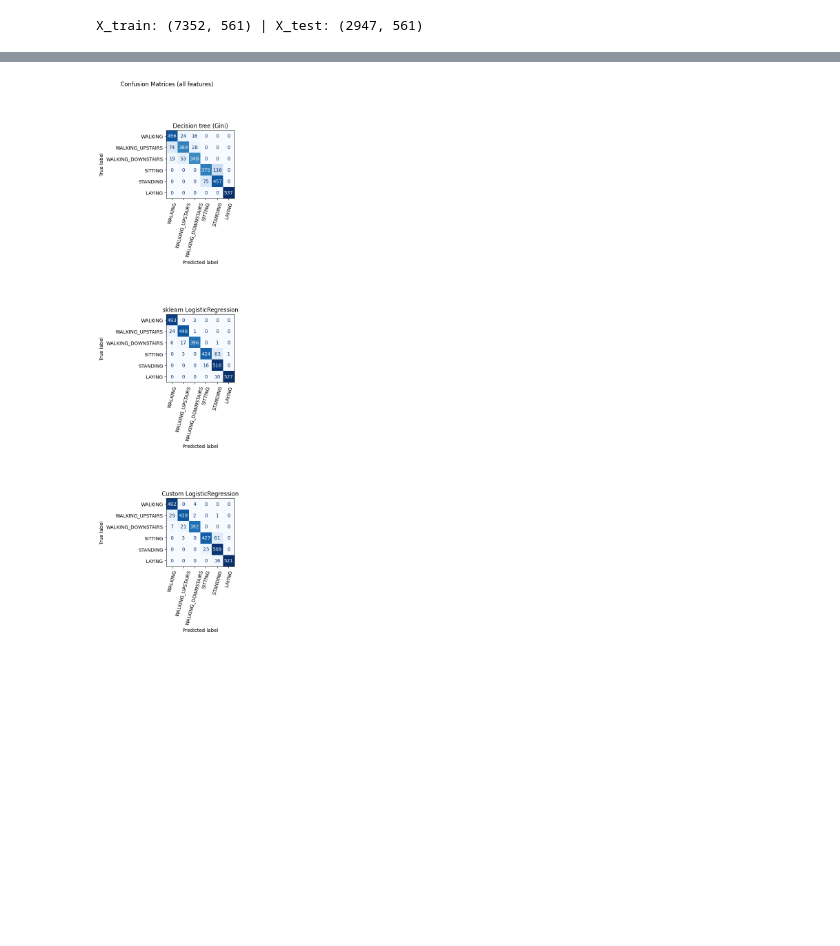
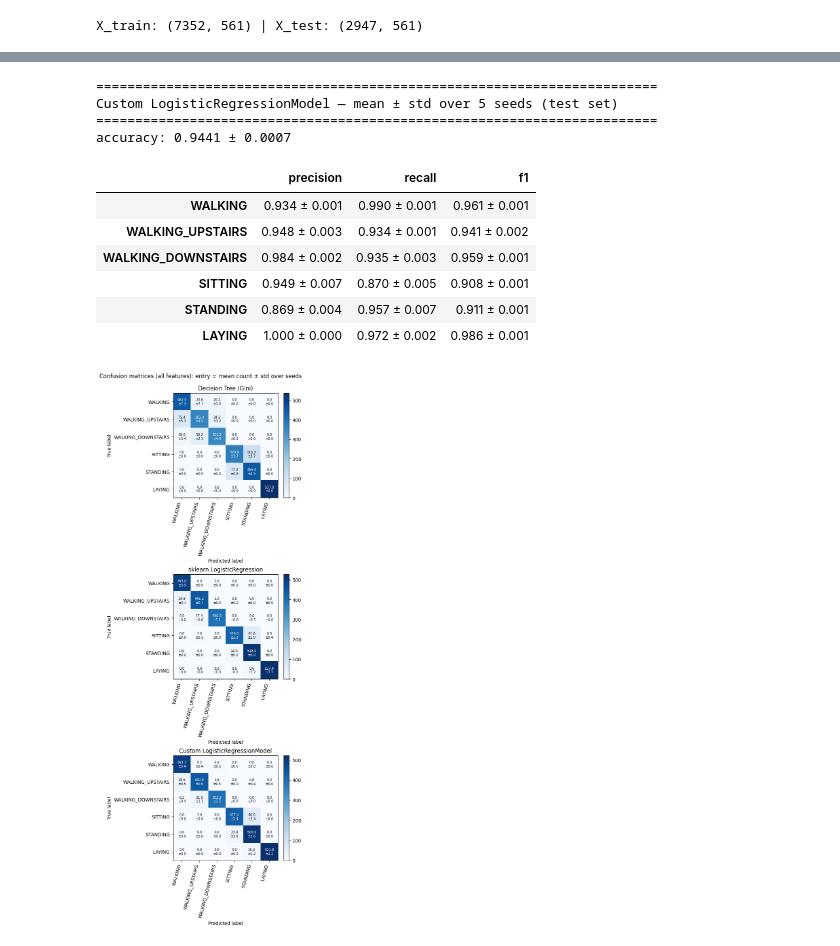
Before and after one commit to rominaba/motion-intent-recognition-for-assistive-robotics, a Jupyter notebook: notebooks/baseline.ipynb, the cells around one changed output, grey strips where cells are left out. Cells and saved outputs as stored; diff of their text form; code cells hidden in the pictures; blank space fills up the shorter version.

```diff
--- a/notebooks/baseline.ipynb
+++ b/notebooks/baseline.ipynb
@@ -111,33 +396,64 @@ display(comparison_df)
 # %%
+# Mean ± std over seeds (all features): per-class metrics + confusion matrices
 label_order = activity_labels["activity_name"].to_list()
+scenario = "full"
 
-for name, y_hat in [
-    ("DecisionTree (Gini)", pred_dt),
-    ("sklearn LogisticRegression", pred_lr_sk),
-    ("Custom LogisticRegressionModel", pred),
+for model_name, pred_list in [
+    ("DecisionTree (Gini)", PRED_RUNS[scenario]["DecisionTree (Gini)"]),
+    ("sklearn LogisticRegression", PRED_RUNS[scenario]["sklearn LogisticRegression"]),
+    ("Custom LogisticRegressionModel", PRED_RUNS[scenario]["Custom LogisticRegressionModel"]),
 ]:
     print("=" * 72)
-    print(name)
+    print(model_name, f"— mean ± std over {len(pred_list)} seeds (test set)")
     print("=" * 72)
-    print(classification_report(y_test_enc, y_hat, target_names=target_names, digits=3))
+    acc_runs = [accuracy_score(y_test_enc, p) for p in pred_list]
+    print(
+        f"accuracy: {np.mean(acc_runs):.4f} ± {np.std(acc_runs):.4f}\n"
+    )
+    pm, ps, rm, rs, fm, fs = per_class_prf_mean_std(y_test_enc, pred_list)
+    tbl = pd.DataFrame(
+        {
+            "precision": [f"{m:.3f} ± {s:.3f}" for m, s in zip(pm, ps)],
+            "recall": [f"{m:.3f} ± {s:.3f}" for m, s in zip(rm, rs)],
+            "f1": [f"{m:.3f} ± {s:.3f}" for m, s in zip(fm, fs)],
+        },
+        index=target_names,
+    )
+    display(tbl)
 
-fig, axes = plt.subplots(3, 1, figsize=(4, 16), constrained_layout=True)
-for ax, (title, y_hat) in zip(
+fig, axes = plt.subplots(3, 1, figsize=(6, 16), constrained_layout=True)
+for ax, (title, model_name) in zip(
     axes,
     [
-        ("Decision Tree (Gini)", pred_dt),
-        ("sklearn LogisticRegression", pred_lr_sk),
-        ("Custom LogisticRegression", pred),
+        ("Decision Tree (Gini)", "DecisionTree (Gini)"),
+        ("sklearn LogisticRegression", "sklearn LogisticRegression"),
+        ("Custom LogisticRegressionModel", "Custom LogisticRegressionModel"),
     ],
 ):
-    cm = confusion_matrix(y_test_enc, y_hat)
-    disp = metrics.ConfusionMatrixDisplay(
-        confusion_matrix=cm, display_labels=label_order
-    )
-    disp.plot(ax=ax, cmap="Blues", values_format="d", colorbar=False)
+    pred_list = PRED_RUNS[scenario][model_name]
+    cm_mean, cm_std = confusion_mean_std(y_test_enc, pred_list)
+    im = ax.imshow(cm_mean, cmap="Blues")
+    ax.set_xticks(np.arange(len(label_order)), labels=label_order, rotation=75, ha="right")
+    ax.set_yticks(np.arange(len(label_order)), labels=label_order)
+    ax.set_ylabel("True label")
+    ax.set_xlabel("Predicted label")
+    for i in range(cm_mean.shape[0]):
+        for j in range(cm_mean.shape[1]):
+            ax.text(
+                j,
+                i,
+                f"{cm_mean[i, j]:.1f}\n±{cm_std[i, j]:.1f}",
+                ha="center",
+                va="center",
+                color="black" if cm_mean[i, j] < cm_mean.max() * 0.65 else "white",
+                fontsize=7,
+            )
+    fig.colorbar(im, ax=ax, fraction=0.046, pad=0.04)
     ax.set_title(title)
-    plt.setp(ax.get_xticklabels(), rotation=75)
-plt.suptitle("Confusion Matrices (all features)", y=1.02)
+plt.suptitle(
+    "Confusion matrices (all features): entry = mean count ± std over seeds",
+    y=1.02,
+)
 plt.show()
 # %% [output]
 ========================================================================
@@ -160,2 +481,13 @@ WALKING_DOWNSTAIRS      0.888     0.829     0.857       420
+========================================================================
+Custom LogisticRegressionModel — mean ± std over 5 seeds (test set)
+========================================================================
+accuracy: 0.9441 ± 0.0007
+|  | precision | recall | f1 |
+| WALKING | 0.934 ± 0.001 | 0.990 ± 0.001 | 0.961 ± 0.001 |
+| WALKING_UPSTAIRS | 0.948 ± 0.003 | 0.934 ± 0.001 | 0.941 ± 0.002 |
+| WALKING_DOWNSTAIRS | 0.984 ± 0.002 | 0.935 ± 0.003 | 0.959 ± 0.001 |
+| SITTING | 0.949 ± 0.007 | 0.870 ± 0.005 | 0.908 ± 0.001 |
+| STANDING | 0.869 ± 0.004 | 0.957 ± 0.007 | 0.911 ± 0.001 |
+| LAYING | 1.000 ± 0.000 | 0.972 ± 0.002 | 0.986 ± 0.001 |
-[figure, old version]
+[figure, new version]
 # %% [markdown]
```
Also changed, not shown: parts of 10 cells of this notebook, 1 other file.
